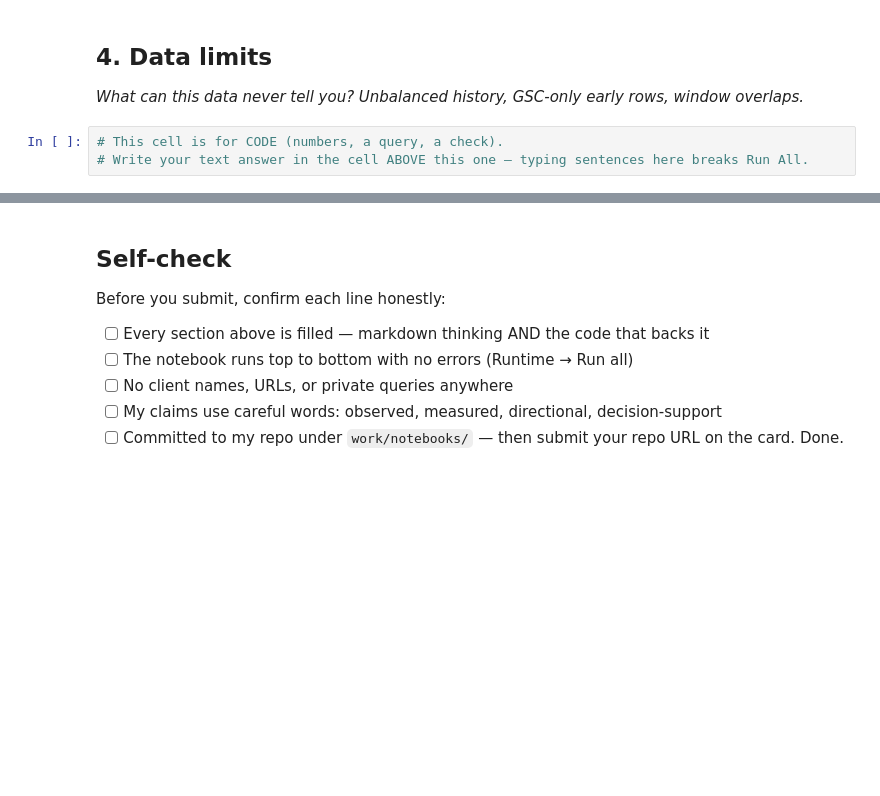
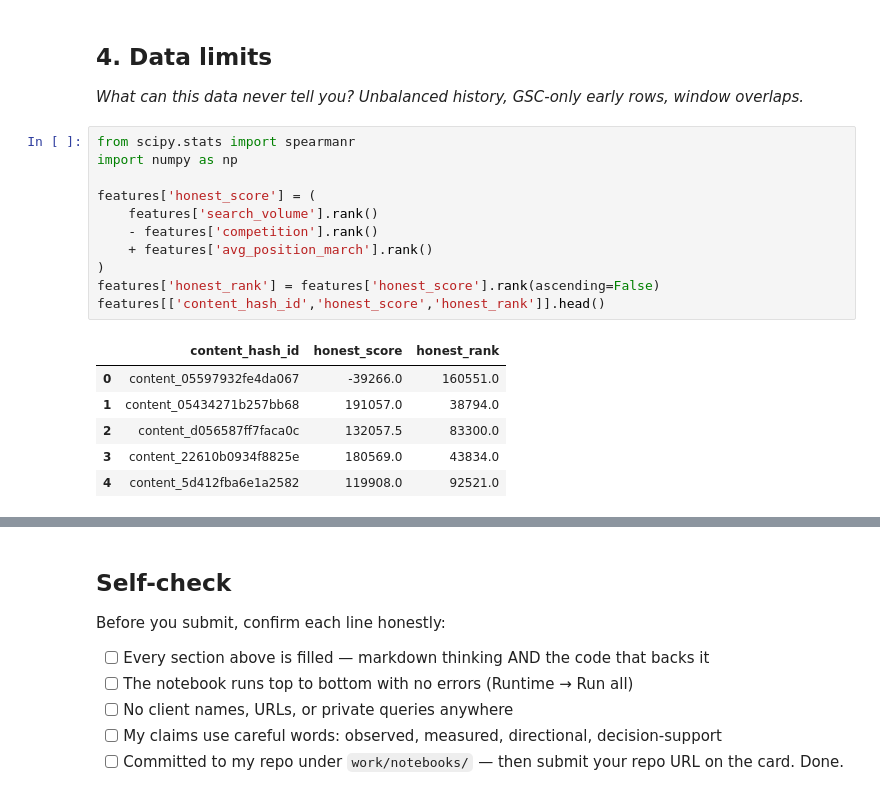
Before and after one commit to abbottabad123/flyrank-ml-track, a Jupyter notebook: work/notebooks/w03_data_contract.ipynb, the cells around one changed output, grey strips where cells are left out. Saved outputs shown, nothing was run; the diff lists cells and outputs as text; blank space fills up the shorter version.

```diff
--- a/work/notebooks/w03_data_contract.ipynb
+++ b/work/notebooks/w03_data_contract.ipynb
@@ -31,6 +116,21 @@ This skeleton is yours to fill. Work the sections **in order** — each one has
 ## 4. Data limits
 
 *What can this data never tell you? Unbalanced history, GSC-only early rows, window overlaps.*
-# %%
-# This cell is for CODE (numbers, a query, a check).
-# Write your text answer in the cell ABOVE this one — typing sentences here breaks Run All.
+# %%
+from scipy.stats import spearmanr
+import numpy as np
+
+features['honest_score'] = (
+    features['search_volume'].rank()
+    - features['competition'].rank()
+    + features['avg_position_march'].rank()
+)
+features['honest_rank'] = features['honest_score'].rank(ascending=False)
+features[['content_hash_id','honest_score','honest_rank']].head()
+# %% [output]
+|  | content_hash_id | honest_score | honest_rank |
+| 0 | content_05597932fe4da067 | -39266.0 | 160551.0 |
+| 1 | content_05434271b257bb68 | 191057.0 | 38794.0 |
+| 2 | content_d056587ff7faca0c | 132057.5 | 83300.0 |
+| 3 | content_22610b0934f8825e | 180569.0 | 43834.0 |
+| 4 | content_5d412fba6e1a2582 | 119908.0 | 92521.0 |
```
Also changed, not shown: parts of 11 cells of this notebook.
